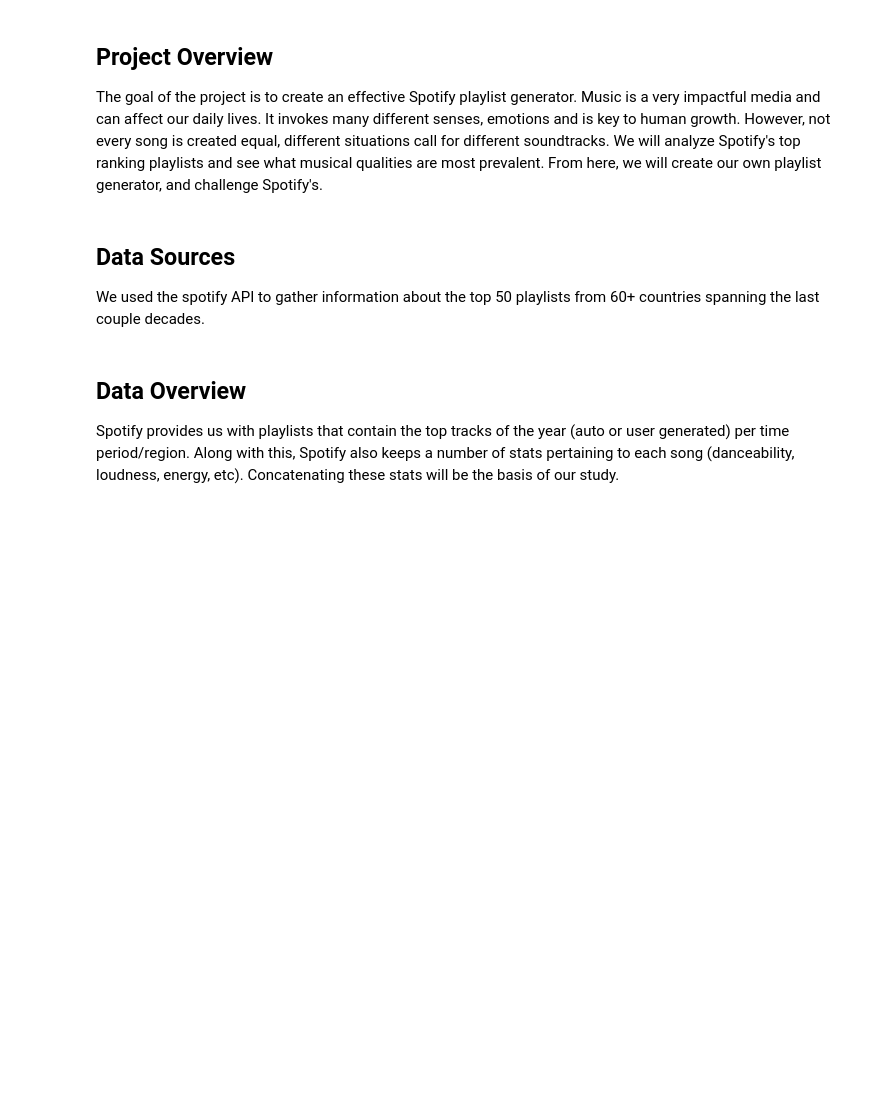
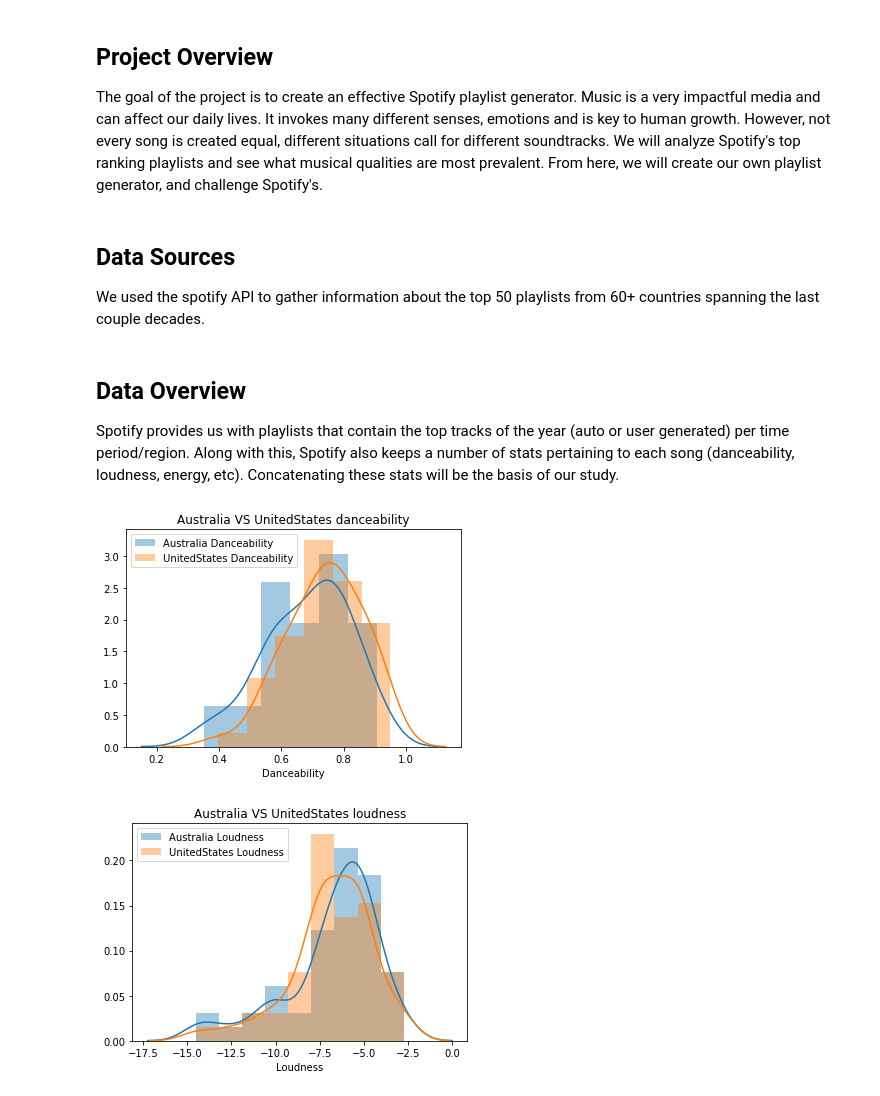
Before and after one commit to edgeslab/cs418-project-the-outliers, a Jupyter notebook: spotify-analysis/SpotifyAnalysis.ipynb, the cells around one changed output. Saved outputs shown, nothing was run; the diff lists cells and outputs as text; code cells hidden in the pictures; blank space fills up the shorter version.

Commit message:
make visualization code more programatic and call it from python notebook

```diff
--- a/spotify-analysis/SpotifyAnalysis.ipynb
+++ b/spotify-analysis/SpotifyAnalysis.ipynb
@@ -24,3 +24,10 @@ We used the spotify API to gather information about the top 50 playlists from 60
 ## Data Overview
 
 Spotify provides us with playlists that contain the top tracks of the year (auto or user generated) per time period/region. Along with this, Spotify also keeps a number of stats pertaining to each song (danceability, loudness, energy, etc). Concatenating these stats will be the basis of our study.
+# %%
+import visualization
+visualization.makeDanceabilityBarPlot("Australia", "UnitedStates")
+visualization.makeLoudnessBarplot("Australia", "UnitedStates")
+# %% [output]
+[figure, added]
+[figure, added]
```
Also changed, not shown: 3 other files.
